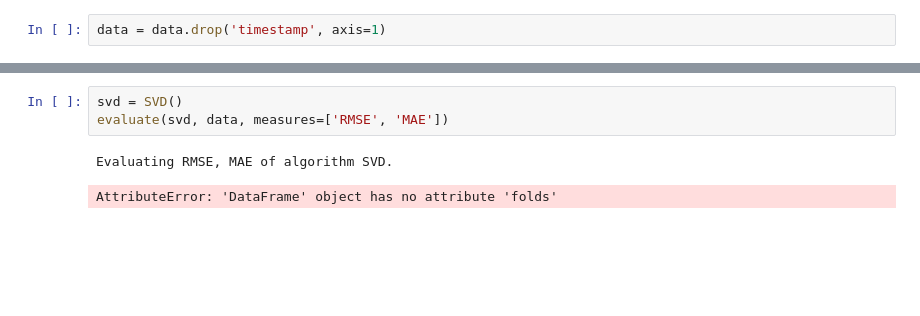
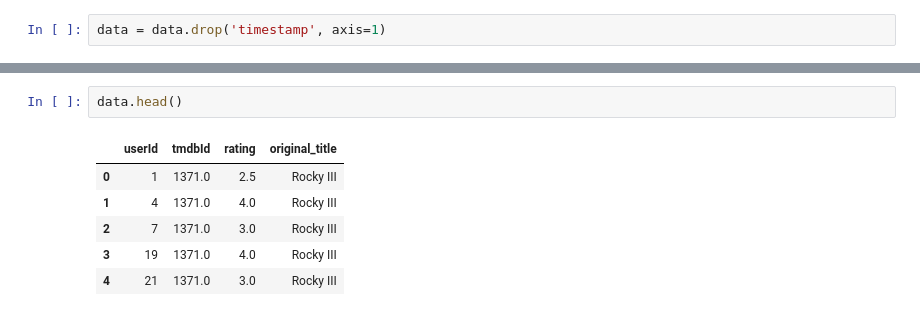
Before and after one commit to ctree1003/python, a Jupyter notebook: movie.ipynb, the cells around one changed output, grey strips where cells are left out. Cells and saved outputs as stored; diff of their text form; blank space fills up the shorter version.

```diff
--- a/movie.ipynb
+++ b/movie.ipynb
@@ -497,6 +515,9 @@ data.shape
-# %%
-svd = SVD()
-evaluate(svd, data, measures=['RMSE', 'MAE'])
-# %% [output]
-Evaluating RMSE, MAE of algorithm SVD.
-AttributeError: 'DataFrame' object has no attribute 'folds'
+# %%
+data.head()
+# %% [output]
+|  | userId | tmdbId | rating | original_title |
+| 0 | 1 | 1371.0 | 2.5 | Rocky III |
+| 1 | 4 | 1371.0 | 4.0 | Rocky III |
+| 2 | 7 | 1371.0 | 3.0 | Rocky III |
+| 3 | 19 | 1371.0 | 4.0 | Rocky III |
+| 4 | 21 | 1371.0 | 3.0 | Rocky III |
```
Also changed, not shown: parts of 22 cells of this notebook.
